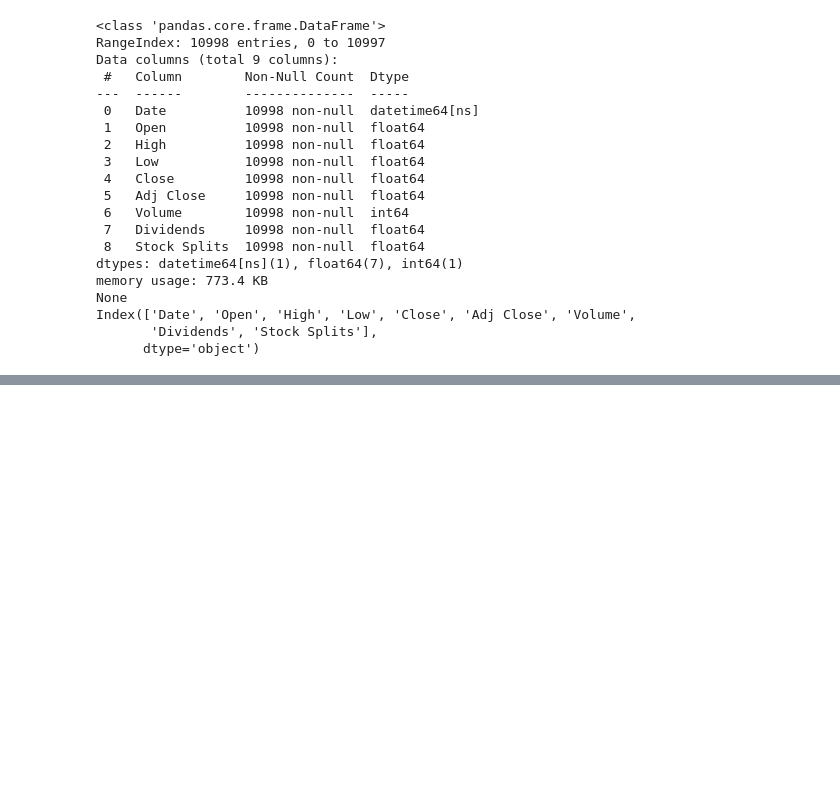
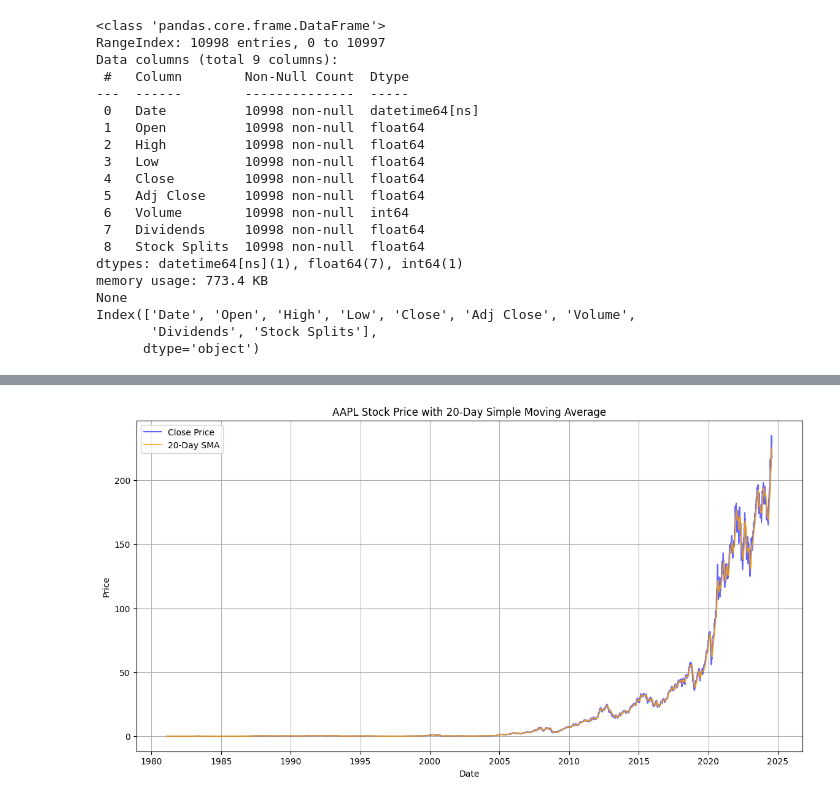
Before and after one commit to BekLG/Financial-News-Data-Analysis--KAIM-W1, a Jupyter notebook: notebooks/quantitativeAnalysis.ipynb, the cells around one changed output, grey strips where cells are left out. Saved outputs shown, nothing was run; the diff lists cells and outputs as text; code cells hidden in the pictures; blank space fills up the shorter version.

Commit message:
feat: applied analysis indicators with TA-Lib

```diff
--- a/notebooks/quantitativeAnalysis.ipynb
+++ b/notebooks/quantitativeAnalysis.ipynb
@@ -63,0 +66,18 @@ Index(['Date', 'Open', 'High', 'Low', 'Close', 'Adj Close', 'Volume',
+# %%
+
+# Simple Moving Average (SMA)
+data['SMA_20'] = talib.SMA(data['Close'], timeperiod=20)
+
+# Exponential Moving Average (EMA)
+data['EMA_20'] = talib.EMA(data['Close'], timeperiod=20)
+
+# Relative Strength Index (RSI)
+data['RSI'] = talib.RSI(data['Close'], timeperiod=14)
+
+# Moving Average Convergence Divergence (MACD)
+data['MACD'], data['MACD_signal'], data['MACD_hist'] = talib.MACD(data['Close'], fastperiod=12, slowperiod=26, signalperiod=9)
+# %%
+# Drop rows with NaN values that may have been introduced by the indicators
+data = data.dropna()
+
+print(data[['Date', 'Close', 'SMA_20', 'EMA_20', 'RSI', 'MACD', 'MACD_signal', 'MACD_hist']].head())
@@ -63,0 +98,13 @@ Index(['Date', 'Open', 'High', 'Low', 'Close', 'Adj Close', 'Volume',
+# %%
+# Plot the Close price and SMA
+plt.figure(figsize=(14, 7))
+plt.plot(data['Date'], data['Close'], label='Close Price', color='blue', alpha=0.6)
+plt.plot(data['Date'], data['SMA_20'], label='20-Day SMA', color='orange', alpha=0.8)
+plt.xlabel('Date')
+plt.ylabel('Price')
+plt.title('AAPL Stock Price with 20-Day Simple Moving Average')
+plt.legend()
+plt.grid(True)
+plt.show()
+# %% [output]
+[figure, added]
```
Also changed, not shown: parts of 5 cells of this notebook.
